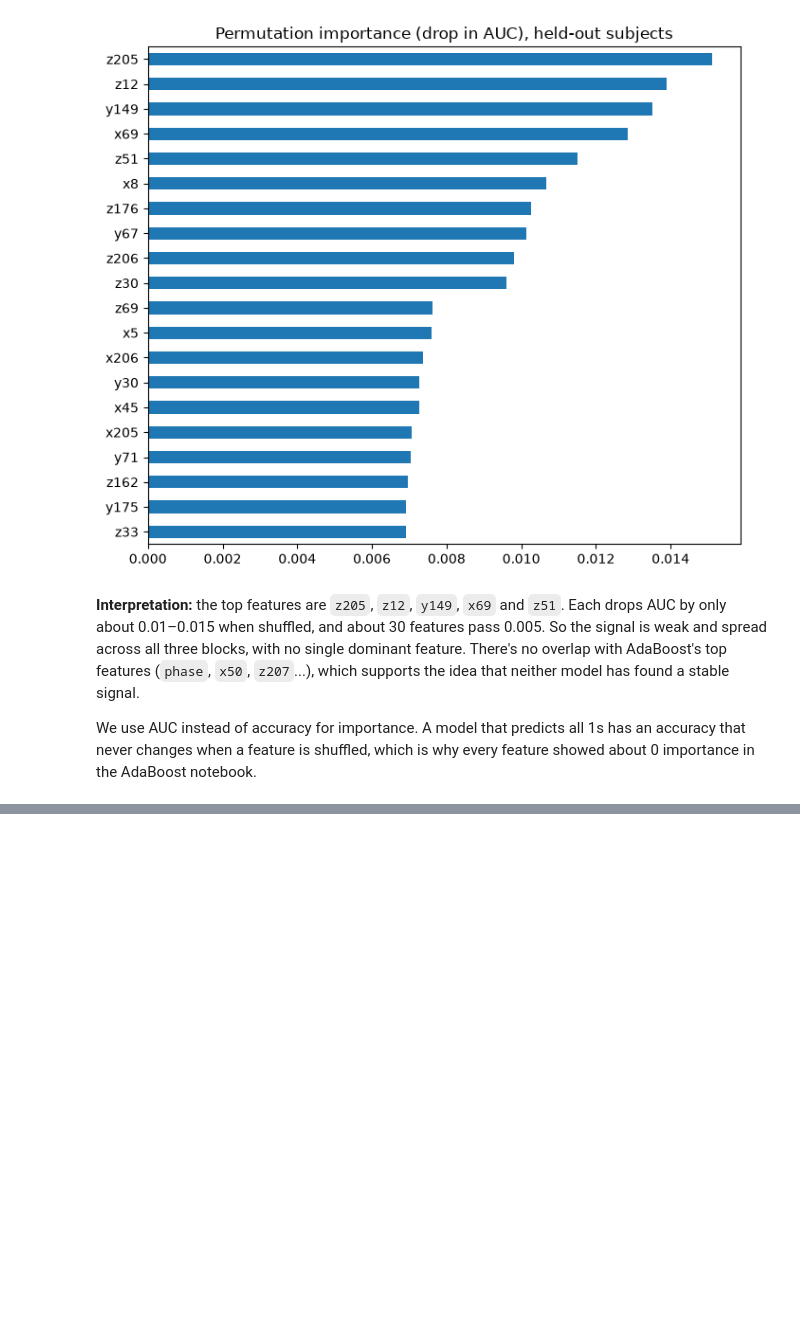
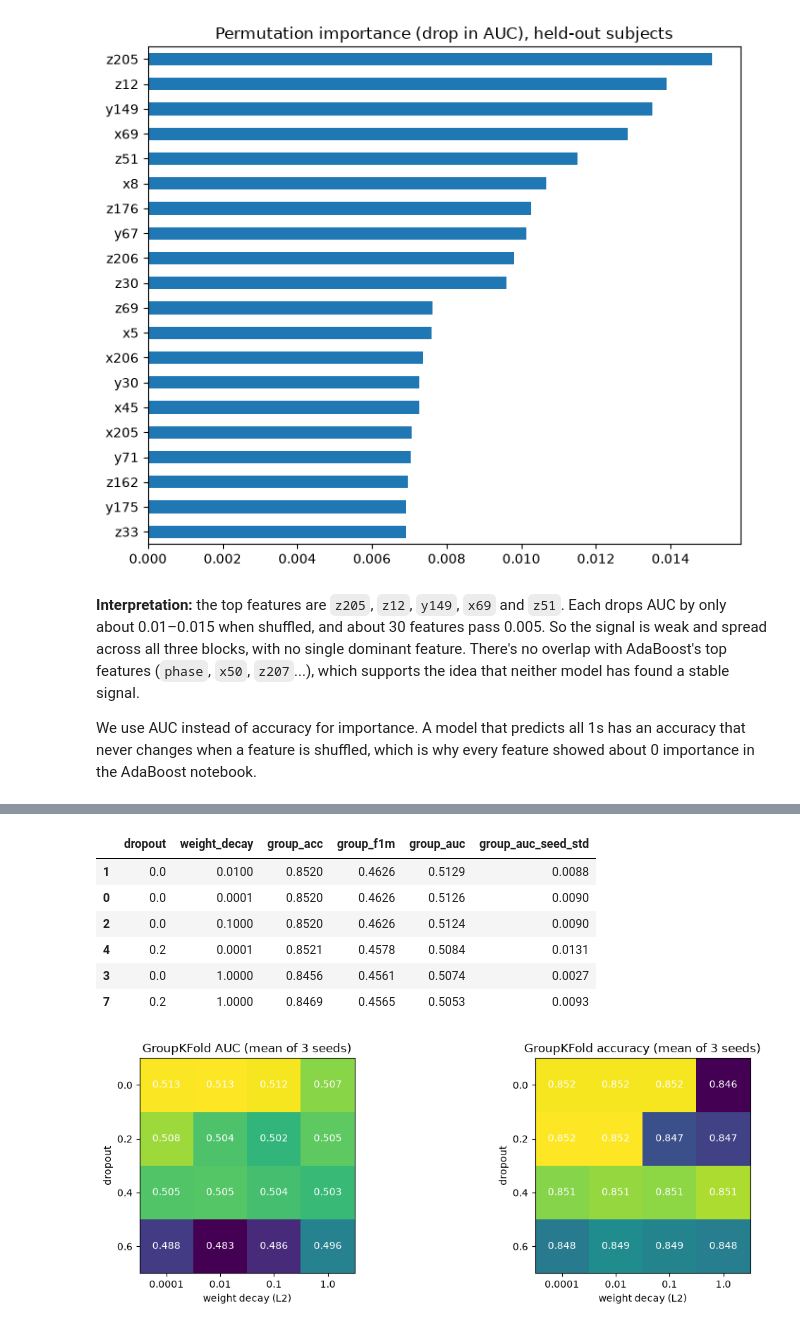
Before and after one commit to ayoolaore/ml_classifier_experiments, a Jupyter notebook: src/neural_net.ipynb, the cells around one changed output, grey strips where cells are left out. Saved outputs shown, nothing was run; the diff lists cells and outputs as text; code cells hidden in the pictures; blank space fills up the shorter version.

```diff
--- a/src/neural_net.ipynb
+++ b/src/neural_net.ipynb
@@ -301,0 +430,24 @@ the AdaBoost notebook.
+# %%
+fig, axes = plt.subplots(1, 2, figsize=(12, 4))
+for ax, col, title in [(axes[0], "group_auc", "GroupKFold AUC"), (axes[1], "group_acc", "GroupKFold accuracy")]:
+    piv = torch_grid.pivot(index="dropout", columns="weight_decay", values=col)
+    im = ax.imshow(piv.values, cmap="viridis")
+    ax.set_xticks(range(piv.shape[1]), piv.columns)
+    ax.set_yticks(range(piv.shape[0]), piv.index)
+    ax.set_xlabel("weight decay (L2)")
+    ax.set_ylabel("dropout")
+    ax.set_title(title + " (mean of 3 seeds)")
+    for i in range(piv.shape[0]):
+        for j in range(piv.shape[1]):
+            ax.text(j, i, f"{piv.values[i, j]:.3f}", ha="center", va="center", color="w")
+plt.tight_layout()
+torch_grid.sort_values("group_auc", ascending=False).round(4).head(6)
+# %% [output]
+|  | dropout | weight_decay | group_acc | group_f1m | group_auc | group_auc_seed_std |
+| 1 | 0.0 | 0.0100 | 0.8520 | 0.4626 | 0.5129 | 0.0088 |
+| 0 | 0.0 | 0.0001 | 0.8520 | 0.4626 | 0.5126 | 0.0090 |
+| 2 | 0.0 | 0.1000 | 0.8520 | 0.4626 | 0.5124 | 0.0090 |
+| 4 | 0.2 | 0.0001 | 0.8521 | 0.4578 | 0.5084 | 0.0131 |
+| 3 | 0.0 | 1.0000 | 0.8456 | 0.4561 | 0.5074 | 0.0027 |
+| 7 | 0.2 | 1.0000 | 0.8469 | 0.4565 | 0.5053 | 0.0093 |
+[figure, added]
```
Also changed, not shown: parts of 20 cells of this notebook, 11 other files.
